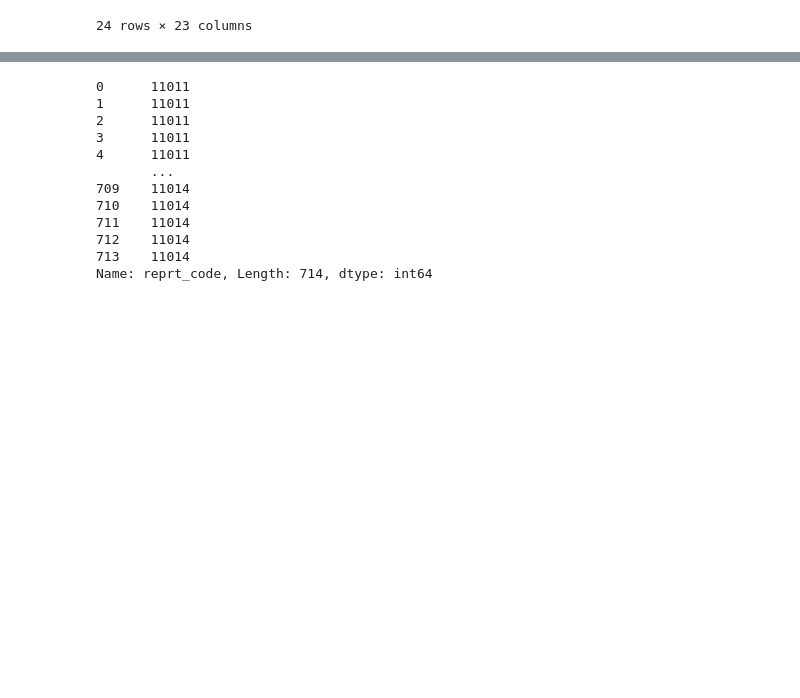
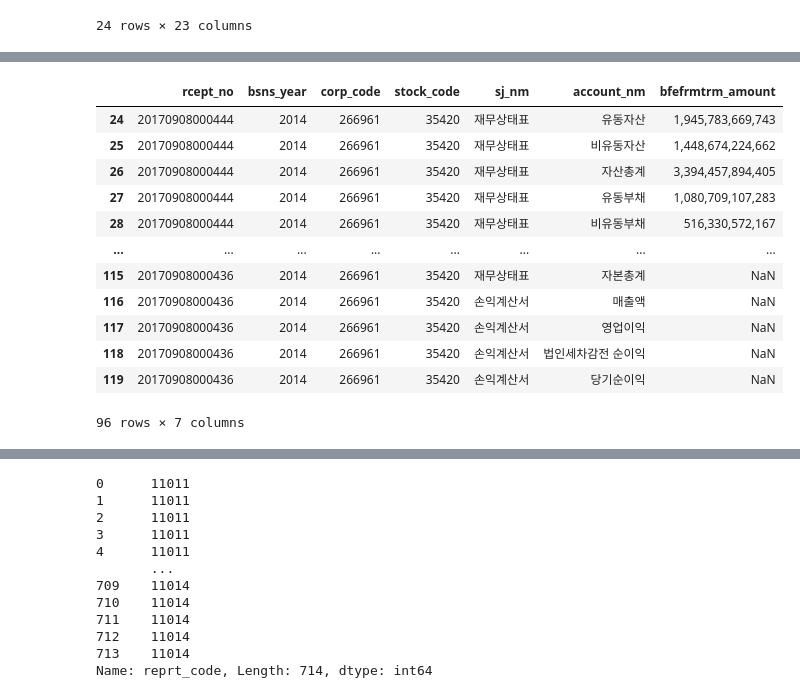
Before and after one commit to fusiontwo/BigDataAnalyticsBasic, a Jupyter notebook: bigdata2/day06.ipynb, the cells around one changed output, grey strips where cells are left out. Saved outputs shown, nothing was run; the diff lists cells and outputs as text; code cells hidden in the pictures; blank space fills up the shorter version.

```diff
--- a/bigdata2/day06.ipynb
+++ b/bigdata2/day06.ipynb
@@ -759,9 +744,10 @@ financial_statement.query('bsns_year == 2015')
 | 23 | 20160330003610 | 11011 | 2015 | 266961 | 35420 | OFS | 재무제표 | IS | 손익계산서 | ... |
 24 rows × 23 columns
 # %%
-financial_statement_2013 = (
+financial_statement_2014 = (
     financial_statement
-    .query('bsns_year == 2015')
+    .query('bsns_year == 2016')
     .filter(items=['rcept_no', 'bsns_year', 'corp_code', 'stock_code', 'sj_nm', 'account_nm', 'bfefrmtrm_amount'])
 )
-financial_statement_2013.bsns_year = 2013
+
+financial_statement_2014.bsns_year = 2014
@@ -768,7 +760,5 @@ financial_statement_2013.bsns_year = 2013
 # %%
-financial_statement_2014 = (
+financial_statement_since_2016 = (
     financial_statement
-    .query('bsns_year == 2015')
-    .filter(items=['rcept_no', 'bsns_year', 'corp_code', 'stock_code', 'sj_nm', 'account_nm', 'frmtrm_amount'])
+    .filter(items=['rcept_no', 'bsns_year', 'reprt_code', 'corp_code', 'stock_code', 'sj_nm', 'account_nm', 'thstrm_amount'])
 )
-financial_statement_2014.bsns_year = 2014
@@ -804,0 +775,16 @@ financial_statement_since_2013
+# %%
+financial_statement_2014
+# %% [output]
+|  | rcept_no | bsns_year | corp_code | stock_code | sj_nm | account_nm | bfefrmtrm_amount |
+| 24 | 20170908000444 | 2014 | 266961 | 35420 | 재무상태표 | 유동자산 | 1,945,783,669,743 |
+| 25 | 20170908000444 | 2014 | 266961 | 35420 | 재무상태표 | 비유동자산 | 1,448,674,224,662 |
+| 26 | 20170908000444 | 2014 | 266961 | 35420 | 재무상태표 | 자산총계 | 3,394,457,894,405 |
+| 27 | 20170908000444 | 2014 | 266961 | 35420 | 재무상태표 | 유동부채 | 1,080,709,107,283 |
+| 28 | 20170908000444 | 2014 | 266961 | 35420 | 재무상태표 | 비유동부채 | 516,330,572,167 |
+| ... | ... | ... | ... | ... | ... | ... | ... |
+| 115 | 20170908000436 | 2014 | 266961 | 35420 | 재무상태표 | 자본총계 | NaN |
+| 116 | 20170908000436 | 2014 | 266961 | 35420 | 손익계산서 | 매출액 | NaN |
+| 117 | 20170908000436 | 2014 | 266961 | 35420 | 손익계산서 | 영업이익 | NaN |
+| 118 | 20170908000436 | 2014 | 266961 | 35420 | 손익계산서 | 법인세차감전 순이익 | NaN |
+| 119 | 20170908000436 | 2014 | 266961 | 35420 | 손익계산서 | 당기순이익 | NaN |
+96 rows × 7 columns
```
Also changed, not shown: parts of 37 cells of this notebook, 1 other file.
